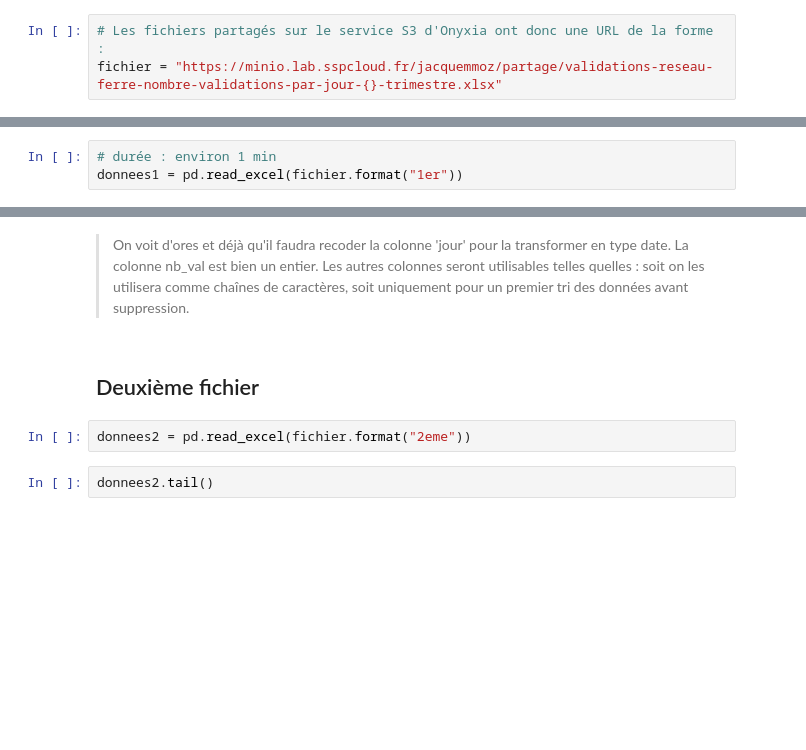
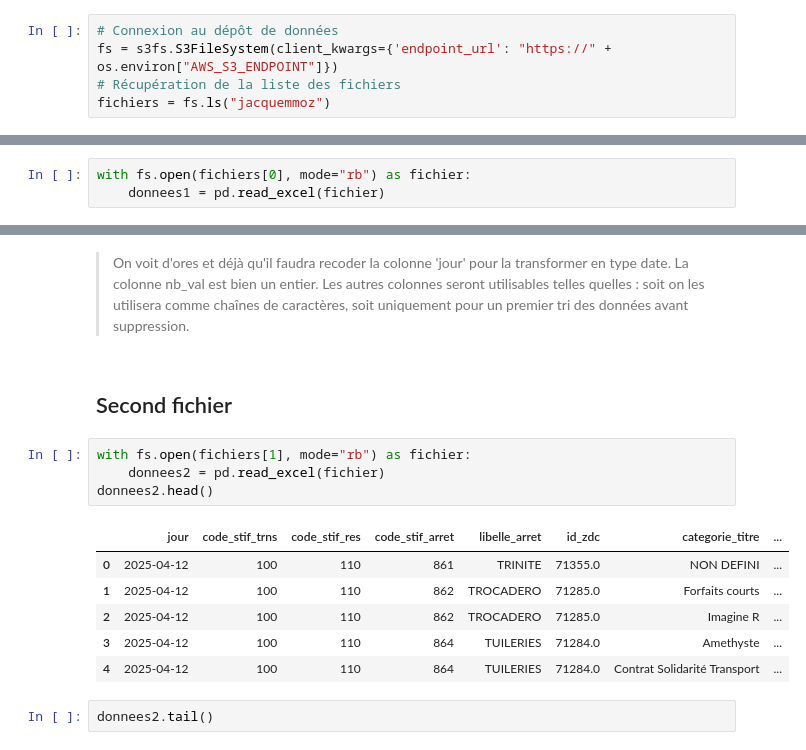
Before and after one commit to jj-cnam/stations_metro_frequentation_jj, a Jupyter notebook: notebooks/exploration.ipynb, the cells around one changed output, grey strips where cells are left out. Drawn from its saved outputs; the diff is of its cells as text; blank space fills up the shorter version.

```diff
--- a/notebooks/exploration.ipynb
+++ b/notebooks/exploration.ipynb
@@ -15,15 +18,17 @@ title: Exploration préparatoire des données et génération du fichier de donn
 import pandas as pd
 from numpy import datetime64, timedelta64
-# %%
-# Les fichiers partagés sur le service S3 d'Onyxia ont donc une URL de la forme :
-fichier = "https://minio.lab.sspcloud.fr/jacquemmoz/partage/validations-reseau-ferre-nombre-validations-par-jour-{}-trimestre.xlsx"
+# %%
+# Connexion au dépôt de données
+fs = s3fs.S3FileSystem(client_kwargs={'endpoint_url': "https://" + os.environ["AWS_S3_ENDPOINT"]})
+# Récupération de la liste des fichiers
+fichiers = fs.ls("jacquemmoz")
 # %% [markdown]
 # Examen des fichiers
 
 ## Premier fichier
 # %%
-# durée : environ 1 min
-donnees1 = pd.read_excel(fichier.format("1er"))
+with fs.open(fichiers[0], mode="rb") as fichier:
+    donnees1 = pd.read_excel(fichier)
 # %%
 donnees1.head()
 # %% [output]
@@ -73,9 +78,18 @@ dtype: object
 La colonne nb_val est bien un entier.
 Les autres colonnes seront utilisables telles quelles : soit on les utilisera comme chaînes de caractères, soit uniquement pour un premier tri des données avant suppression.
 # %% [markdown]
-## Deuxième fichier
+## Second fichier
 # %%
-donnees2 = pd.read_excel(fichier.format("2eme"))
+with fs.open(fichiers[1], mode="rb") as fichier:
+    donnees2 = pd.read_excel(fichier)
+donnees2.head()
+# %% [output]
+|  | jour | code_stif_trns | code_stif_res | code_stif_arret | libelle_arret | id_zdc | categorie_titre | ... |
+| 0 | 2025-04-12 | 100 | 110 | 861 | TRINITE | 71355.0 | NON DEFINI | ... |
+| 1 | 2025-04-12 | 100 | 110 | 862 | TROCADERO | 71285.0 | Forfaits courts | ... |
+| 2 | 2025-04-12 | 100 | 110 | 862 | TROCADERO | 71285.0 | Imagine R | ... |
+| 3 | 2025-04-12 | 100 | 110 | 864 | TUILERIES | 71284.0 | Amethyste | ... |
+| 4 | 2025-04-12 | 100 | 110 | 864 | TUILERIES | 71284.0 | Contrat Solidarité Transport | ... |
 # %%
 donnees2.tail()
 # %% [output]
```
Also changed, not shown: parts of 43 cells of this notebook, 9 other files.
